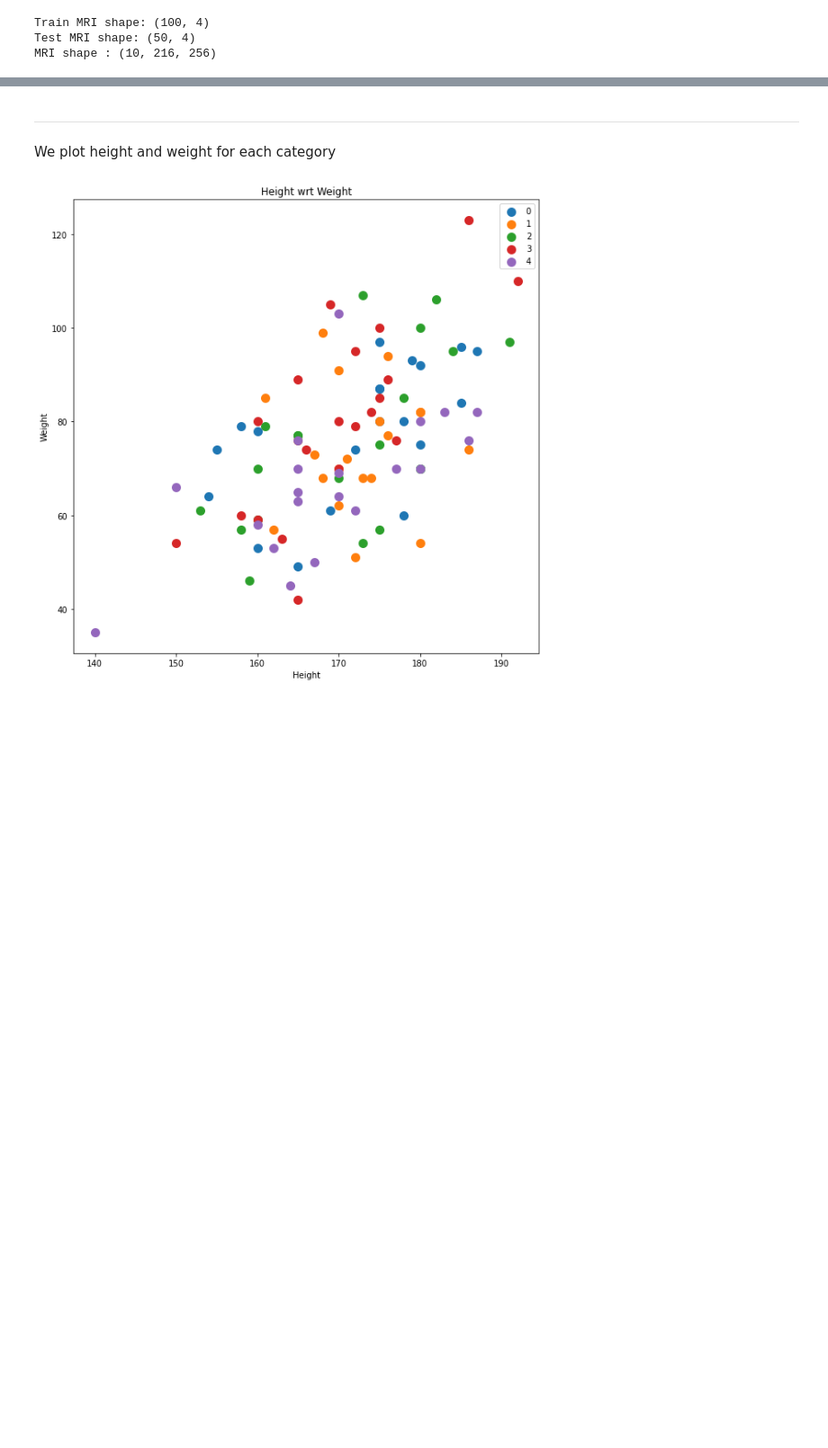
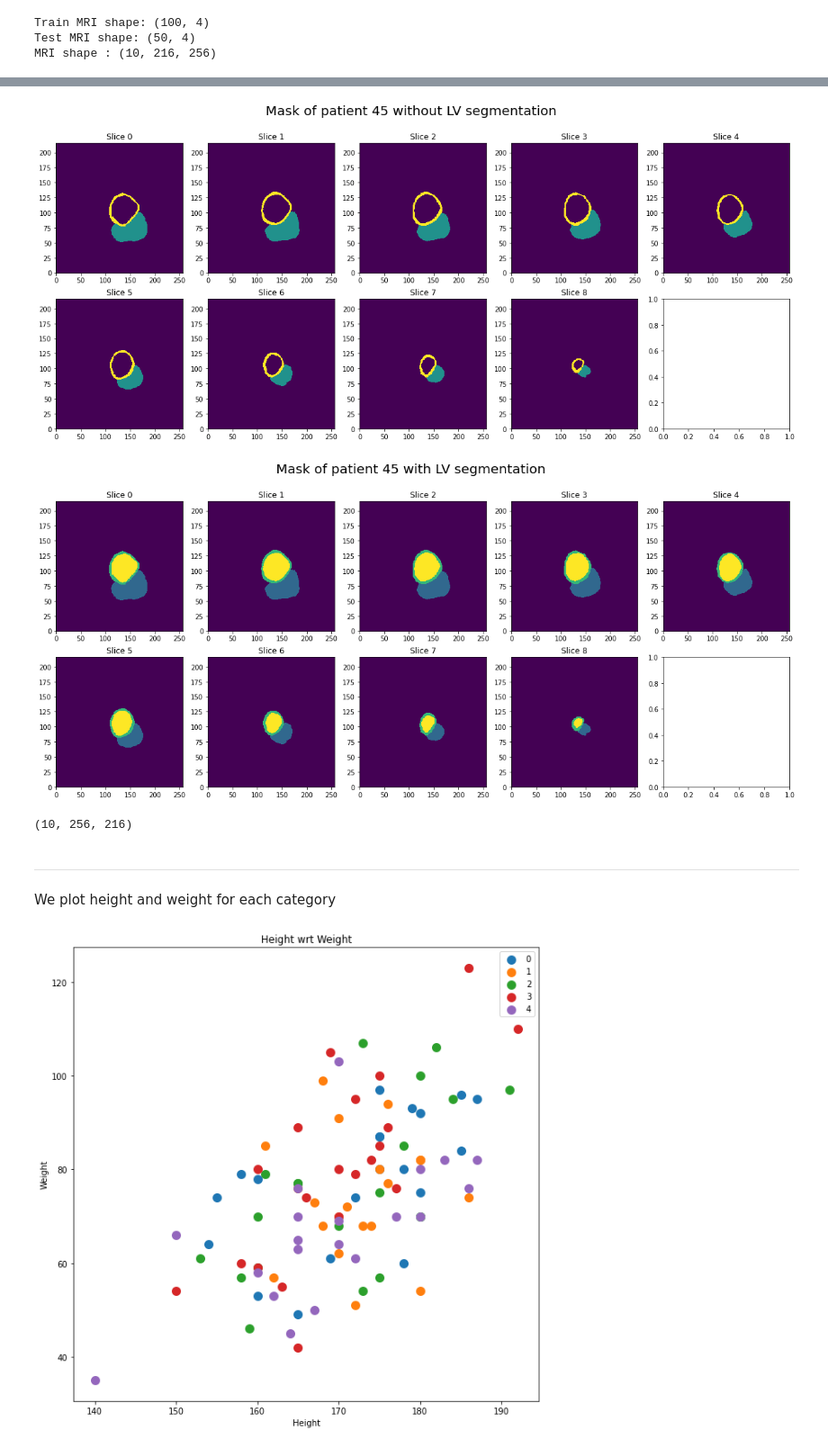
Before and after one commit to lmartinez2001/Challenge, a Jupyter notebook: challenge.ipynb, the cells around one changed output, grey strips where cells are left out. Shown at 90% size. Cells and saved outputs as stored; diff of their text form; code cells hidden in the pictures; blank space fills up the shorter version.

```diff
--- a/challenge.ipynb
+++ b/challenge.ipynb
@@ -179,2 +125,27 @@ plt.show()
+# %%
+from scipy.ndimage import binary_fill_holes
+from skimage.measure import label, regionprops
+
+patient_idx=45
+myo_idx=2 # Myocardium index in the mask
+lv_idx=3 # Left ventricle index in the mask
+mri=mri_test[patient_idx][mri_idx]
+mask=mri_test[patient_idx][mask_idx]
+
+mask_myo=(mask==myo_idx).astype(int)
+mask_props=np.array([regionprops(mask_myo[1]) for i in range (mask_myo.shape[0])])
+mask_centroids=np.array([mask_props[i][0].centroid for i in range (mask_myo.shape[0])])
+mask_filled=np.array([(binary_fill_holes(mask_myo[i])-mask_myo[i])*lv_idx for i in range (mask_myo.shape[0])])
+new_mask=mask+mask_filled
+
+plot_slices(mask, title=f'Mask of patient {patient_idx} without LV segmentation')
+plot_slices(new_mask, title=f'Mask of patient {patient_idx} with LV segmentation')
+# %% [output]
+[figure, added]
+[figure, added]
+# %%
+mask_filled.shape
+# %% [output]
+(10, 256, 216)
 # %% [markdown]
 ---
```
Also changed, not shown: parts of 19 cells of this notebook, 2 other files.
